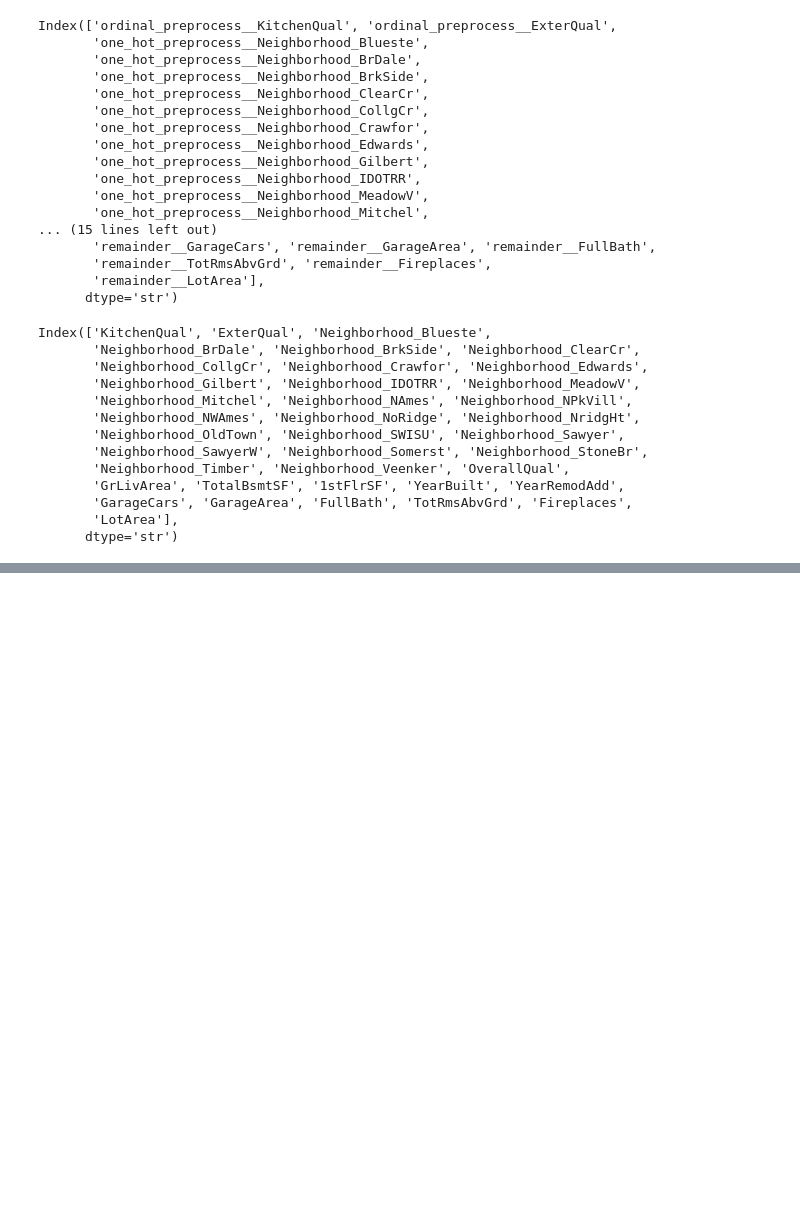
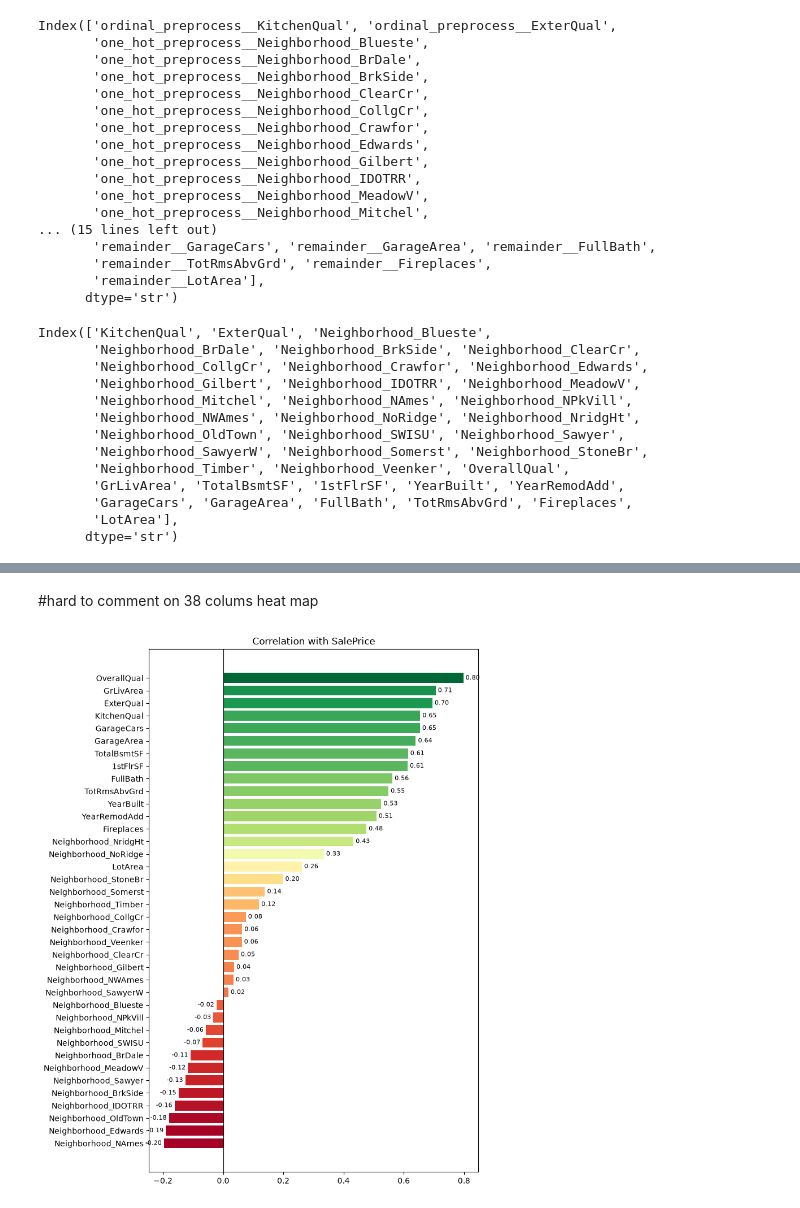
Before and after one commit to Binardino/ML---Real-Estate-Price-Prediction, a Jupyter notebook: notebook.ipynb, the cells around one changed output, grey strips where cells are left out. Saved outputs shown, nothing was run; the diff lists cells and outputs as text; code cells hidden in the pictures; blank space fills up the shorter version.

```diff
--- a/notebook.ipynb
+++ b/notebook.ipynb
@@ -499,0 +510,21 @@ X_train, X_test, y_train, y_test = train_test_split(X_transformed, y,
+# %% [markdown]
+#hard to comment on 38 colums heat map
+# %%
+#bar plot with correlation percentage
+fig, ax = plt.subplots(figsize=(8, 10))
+
+corr = pd.concat([X_transformed, y], axis=1).corr()['SalePrice'].drop('SalePrice')
+vals = corr.sort_values()
+
+norm    = mcolors.Normalize(vmin=vals.min(), vmax=vals.max())
+colours = [cm.RdYlGn(norm(v)) for v in vals]
+
+bars = ax.barh(vals.index, vals.values, color=colours)
+ax.bar_label(bars, fmt='%.2f', padding=3, fontsize=8)
+
+ax.axvline(0, color='black', linewidth=0.8)
+ax.set_title('Correlation with SalePrice')
+plt.tight_layout()
+plt.show()
+# %% [output]
+[figure, added]
```
Also changed, not shown: parts of 9 cells of this notebook.
